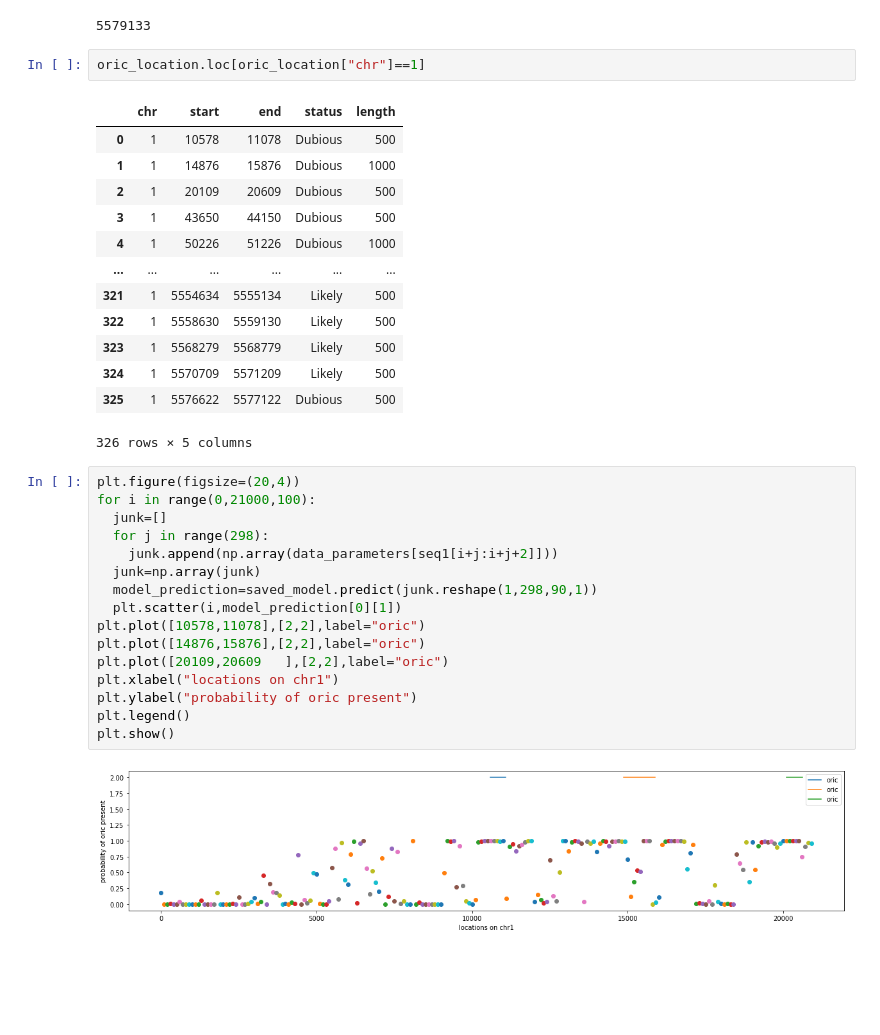
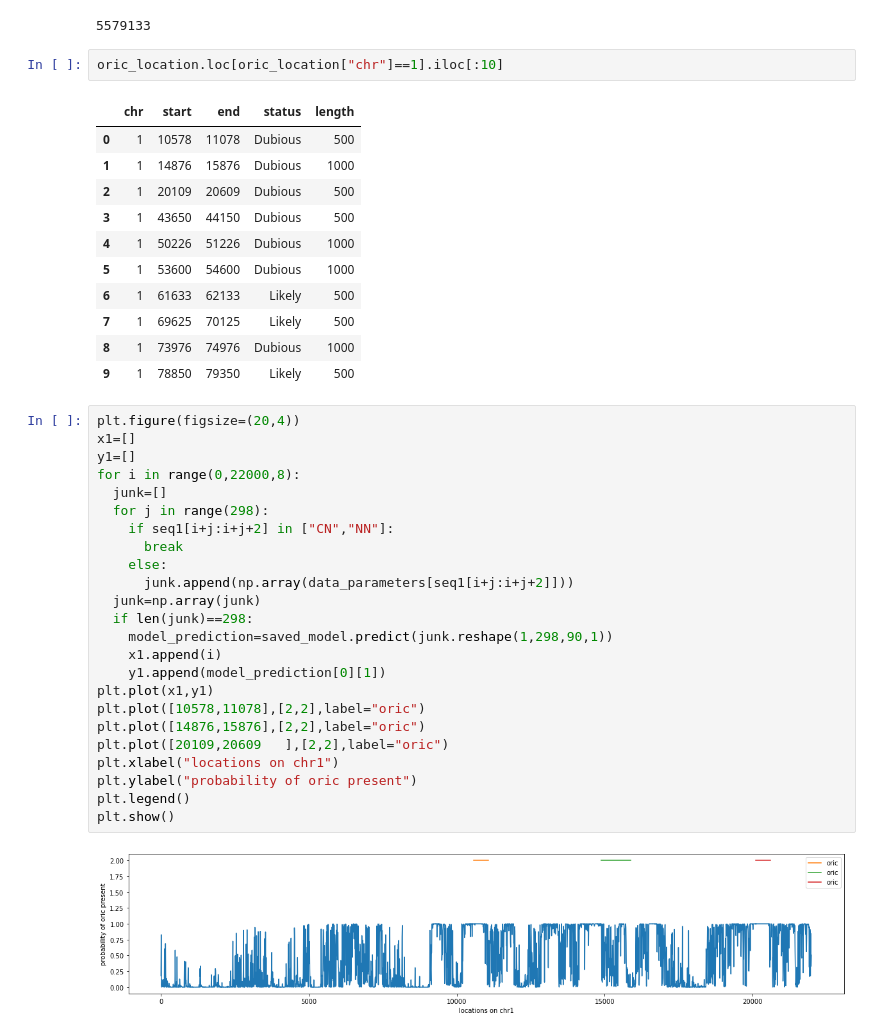
Before and after one commit to Dinesh-Adhithya-H/Bioinformatics, a Jupyter notebook: Model_Application_on_S_pombe.ipynb, the cells around one changed output. Cells and saved outputs as stored; diff of their text form; blank space fills up the shorter version.

```diff
--- a/Model_Application_on_S_pombe.ipynb
+++ b/Model_Application_on_S_pombe.ipynb
@@ -288,7 +288,7 @@ len(seq1)
 # %% [output]
 5579133
 # %%
-oric_location.loc[oric_location["chr"]==1]
+oric_location.loc[oric_location["chr"]==1].iloc[:10]
 # %% [output]
 |  | chr | start | end | status | length |
 | 0 | 1 | 10578 | 11078 | Dubious | 500 |
@@ -296,28 +296,34 @@ oric_location.loc[oric_location["chr"]==1]
 | 2 | 1 | 20109 | 20609 | Dubious | 500 |
 | 3 | 1 | 43650 | 44150 | Dubious | 500 |
 | 4 | 1 | 50226 | 51226 | Dubious | 1000 |
-| ... | ... | ... | ... | ... | ... |
-| 321 | 1 | 5554634 | 5555134 | Likely | 500 |
-| 322 | 1 | 5558630 | 5559130 | Likely | 500 |
-| 323 | 1 | 5568279 | 5568779 | Likely | 500 |
-| 324 | 1 | 5570709 | 5571209 | Likely | 500 |
-| 325 | 1 | 5576622 | 5577122 | Dubious | 500 |
+| 5 | 1 | 53600 | 54600 | Dubious | 1000 |
+| 6 | 1 | 61633 | 62133 | Likely | 500 |
+| 7 | 1 | 69625 | 70125 | Likely | 500 |
+| 8 | 1 | 73976 | 74976 | Dubious | 1000 |
+| 9 | 1 | 78850 | 79350 | Likely | 500 |
-326 rows × 5 columns
 # %%
 plt.figure(figsize=(20,4))
-for i in range(0,21000,100):
+x1=[]
+y1=[]
+for i in range(0,22000,8):
   junk=[]
   for j in range(298):
-    junk.append(np.array(data_parameters[seq1[i+j:i+j+2]]))
+    if seq1[i+j:i+j+2] in ["CN","NN"]:
+      break
+    else:
+      junk.append(np.array(data_parameters[seq1[i+j:i+j+2]]))
   junk=np.array(junk)
-  model_prediction=saved_model.predict(junk.reshape(1,298,90,1))
-  plt.scatter(i,model_prediction[0][1])
+  if len(junk)==298:
+    model_prediction=saved_model.predict(junk.reshape(1,298,90,1))
+    x1.append(i)
+    y1.append(model_prediction[0][1])
+plt.plot(x1,y1)
 plt.plot([10578,11078],[2,2],label="oric")
 plt.plot([14876,15876],[2,2],label="oric")
 plt.plot([20109,20609	],[2,2],label="oric")
 plt.xlabel("locations on chr1")
 plt.ylabel("probability of oric present")
 plt.legend()
 plt.show()
 # %% [output]
-[figure, old version]
+[figure, new version]
```
